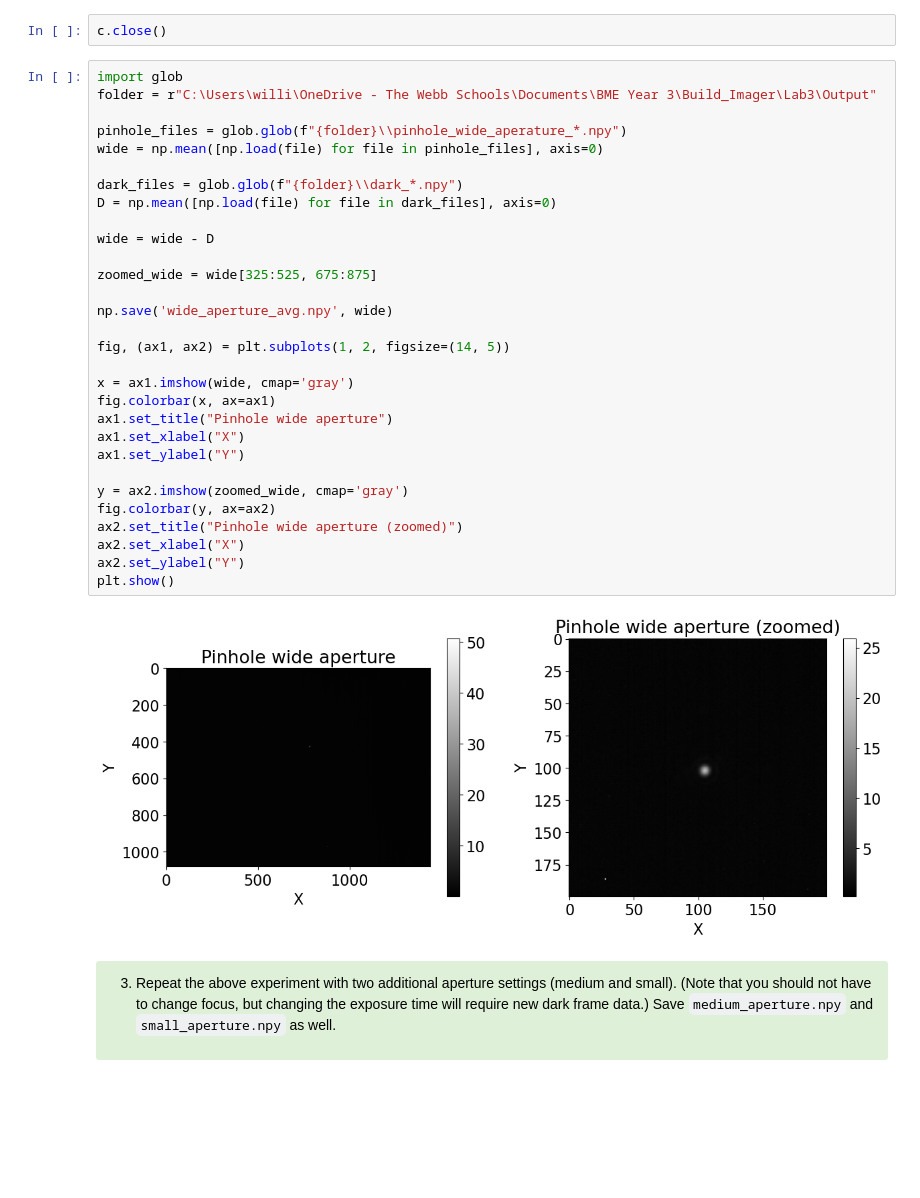
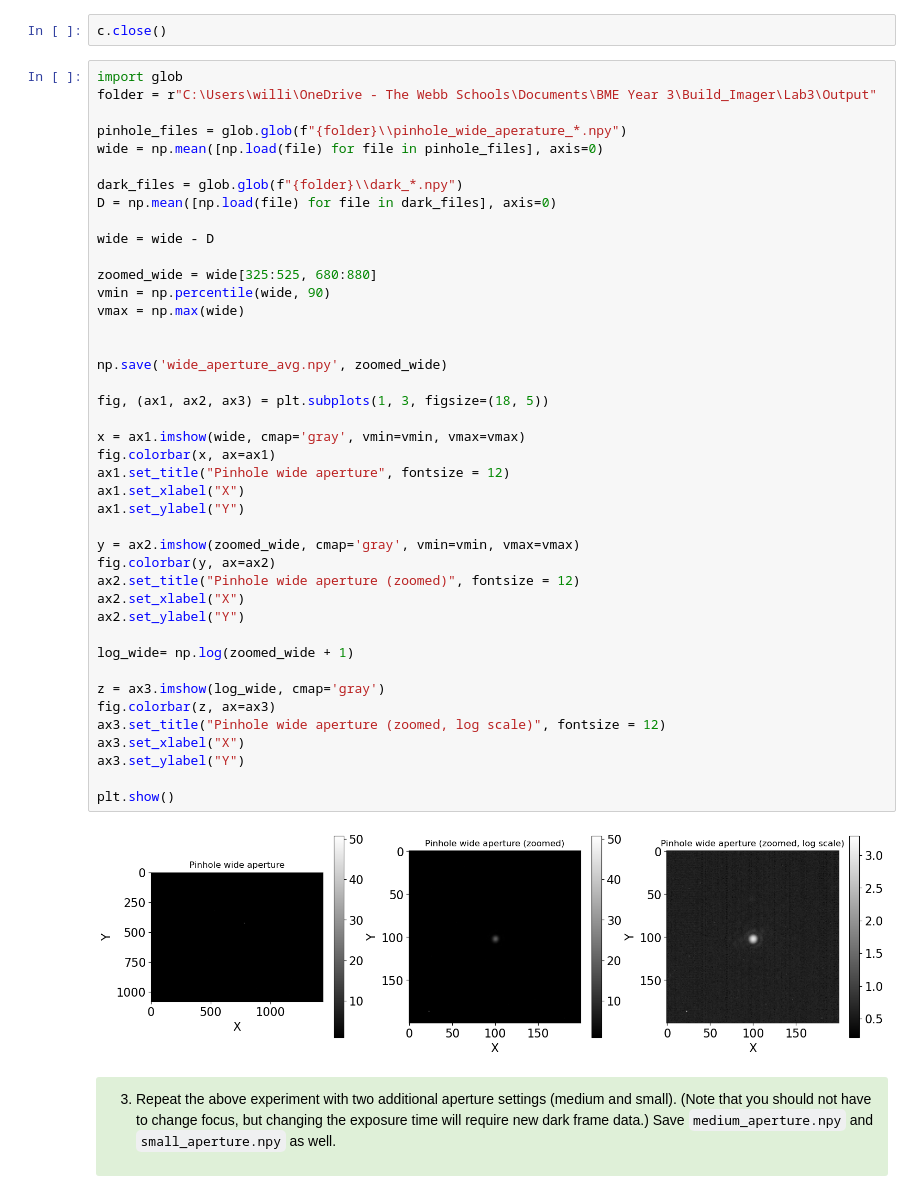
Before and after one commit to lilchromozome/Build_Imager_2025, a Jupyter notebook: Lab3/Lab3 Part2 (Clean).ipynb, the cells around one changed output. Cells and saved outputs as stored; diff of their text form; blank space fills up the shorter version.

```diff
--- a/Lab3/Lab3 Part2 (Clean).ipynb
+++ b/Lab3/Lab3 Part2 (Clean).ipynb
@@ -140,35 +149,47 @@ c.close()
 # %%
 import glob
 folder = r"C:\Users\willi\OneDrive - The Webb Schools\Documents\BME Year 3\Build_Imager\Lab3\Output"
 
 pinhole_files = glob.glob(f"{folder}\\pinhole_wide_aperature_*.npy")
 wide = np.mean([np.load(file) for file in pinhole_files], axis=0)
 
 dark_files = glob.glob(f"{folder}\\dark_*.npy")
 D = np.mean([np.load(file) for file in dark_files], axis=0)
 
 wide = wide - D
 
-zoomed_wide = wide[325:525, 675:875]
+zoomed_wide = wide[325:525, 680:880]
+vmin = np.percentile(wide, 90)
+vmax = np.max(wide)
 
-np.save('wide_aperture_avg.npy', wide)
 
-fig, (ax1, ax2) = plt.subplots(1, 2, figsize=(14, 5))
+np.save('wide_aperture_avg.npy', zoomed_wide)
 
-x = ax1.imshow(wide, cmap='gray')
+fig, (ax1, ax2, ax3) = plt.subplots(1, 3, figsize=(18, 5))
+
+x = ax1.imshow(wide, cmap='gray', vmin=vmin, vmax=vmax)
 fig.colorbar(x, ax=ax1)
-ax1.set_title("Pinhole wide aperture")
+ax1.set_title("Pinhole wide aperture", fontsize = 12)
 ax1.set_xlabel("X")
 ax1.set_ylabel("Y")
 
-y = ax2.imshow(zoomed_wide, cmap='gray')
+y = ax2.imshow(zoomed_wide, cmap='gray', vmin=vmin, vmax=vmax)
 fig.colorbar(y, ax=ax2)
-ax2.set_title("Pinhole wide aperture (zoomed)")
+ax2.set_title("Pinhole wide aperture (zoomed)", fontsize = 12)
 ax2.set_xlabel("X")
 ax2.set_ylabel("Y")
+
+log_wide= np.log(zoomed_wide + 1)
+
+z = ax3.imshow(log_wide, cmap='gray')
+fig.colorbar(z, ax=ax3)
+ax3.set_title("Pinhole wide aperture (zoomed, log scale)", fontsize = 12)
+ax3.set_xlabel("X")
+ax3.set_ylabel("Y")
+
 plt.show()
 # %% [output]
-[figure, old version]
+[figure, new version]
 # %% [markdown]
 <div class="alert alert-block alert-success">
 <font color='black'>
```
Also changed, not shown: parts of 8 cells of this notebook, 3 other files.
